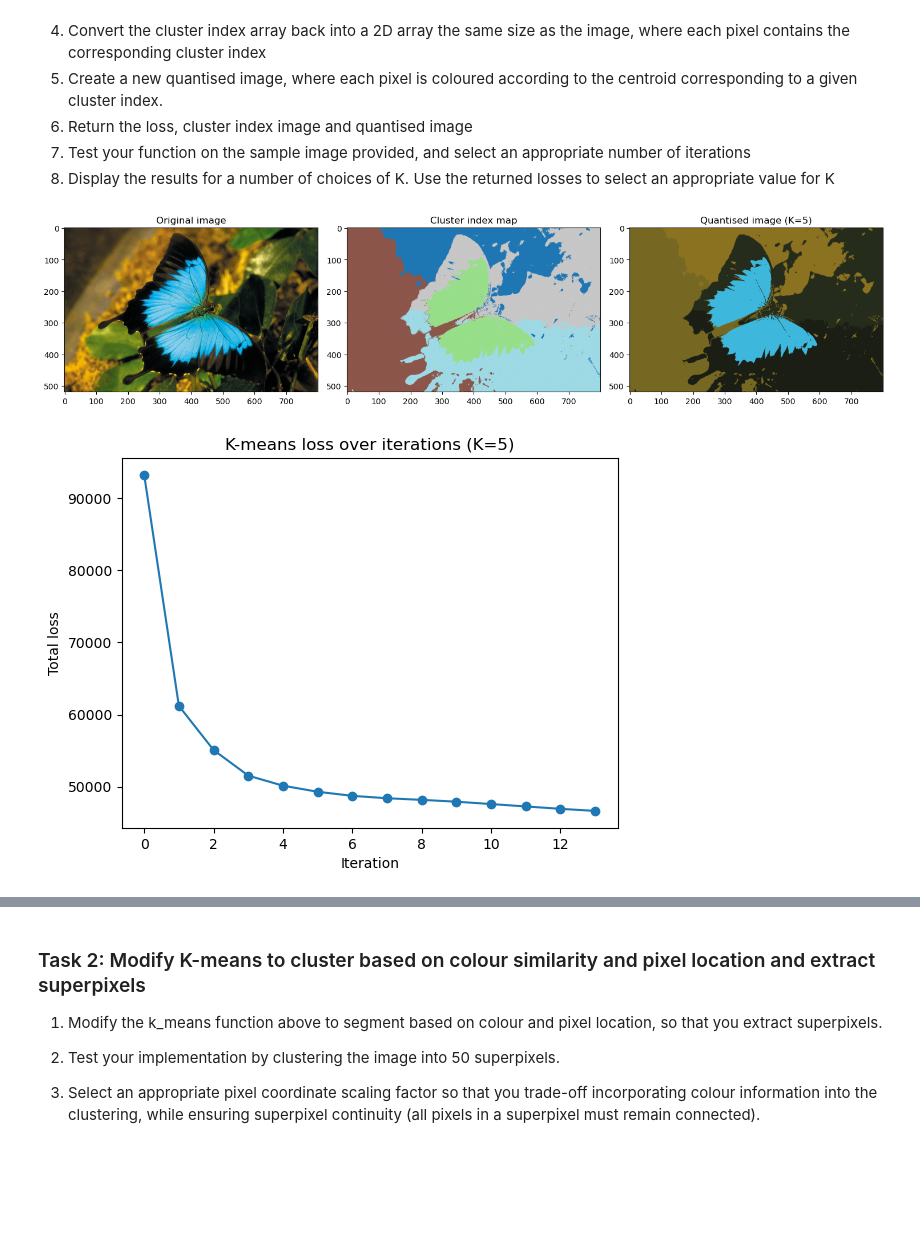
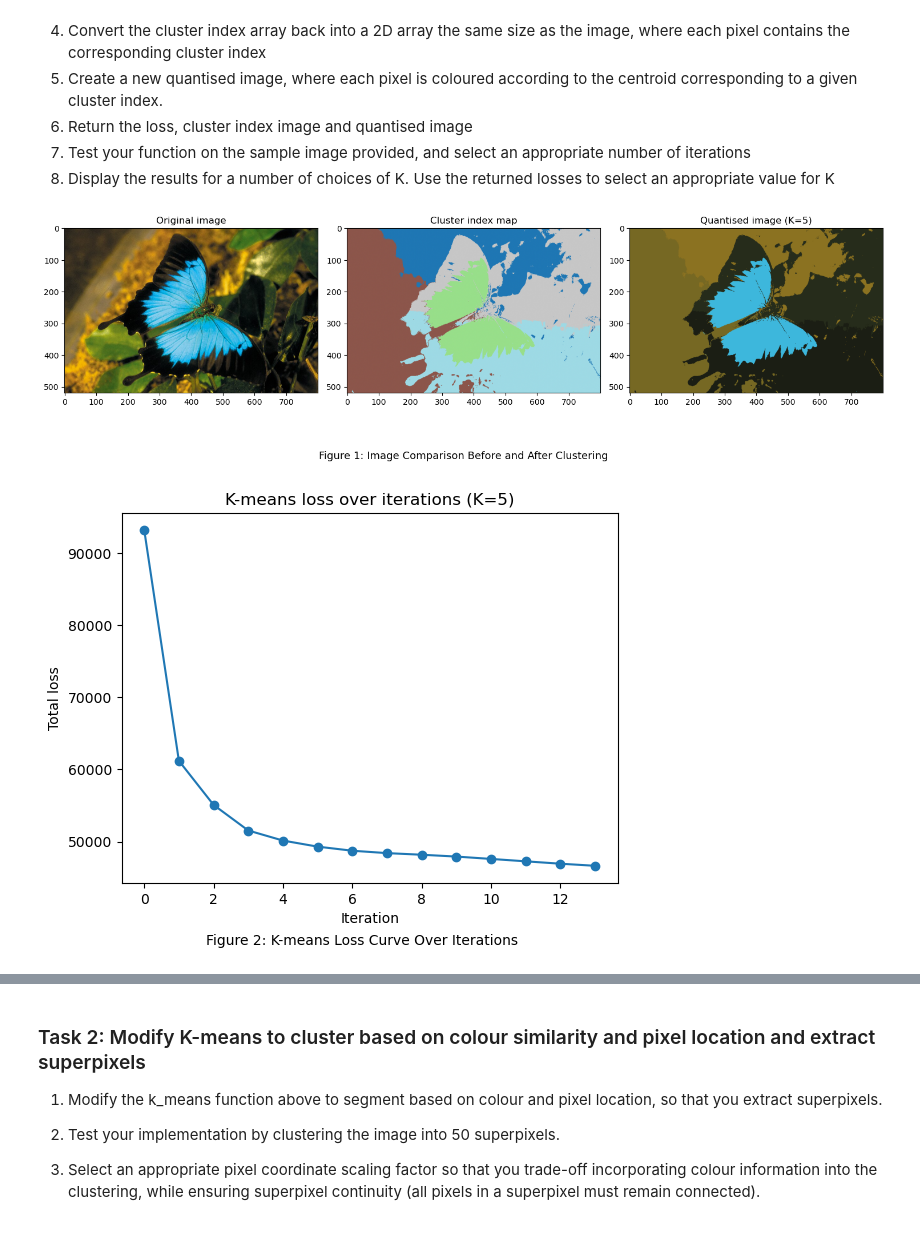
Before and after one commit to mkoz0007/_pindrippy, a Jupyter notebook: Lab 3/Lab3_student_template.ipynb, the cells around one changed output, grey strips where cells are left out. Cells and saved outputs as stored; diff of their text form; code cells hidden in the pictures; blank space fills up the shorter version.

Commit message:
figures added
changes

```diff
--- a/Lab 3/Lab3_student_template.ipynb
+++ b/Lab 3/Lab3_student_template.ipynb
@@ -121,31 +121,35 @@ def kmeans(im, iters=10, K=3, plot=False):
 
     return losses, cluster_idx_image, quantised_image
 # %%
-# Test your function using the image provided
 # Test your function using the image provided
 im = cv2.imread('CSIRO_ScienceImage_3831_Ulysses_Butterfly.jpg') / 255.0
 im_rgb = im[:, :, [2, 1, 0]]  # OpenCV loads BGR, convert to RGB for display
 
 losses, cluster_idx_image, quantised_image = kmeans(im_rgb, iters=15, K=5)
 
 # Display original, cluster map, and quantised image side by side
 fig, axes = plt.subplots(1, 3, figsize=(15, 5))
 axes[0].imshow(im_rgb)
 axes[0].set_title('Original image')
 axes[1].imshow(cluster_idx_image, cmap='tab20')
 axes[1].set_title('Cluster index map')
 axes[2].imshow(np.clip(quantised_image, 0, 1))
 axes[2].set_title('Quantised image (K=5)')
+
+plt.figtext(0.5, -0.02, 'Figure 1: Image Comparison Before and After Clustering',
+            ha='center', fontsize=13)
 plt.tight_layout()
 plt.show()
 
 # Plot the loss curve to verify convergence — should flatten out over iterations
 plt.plot(losses, marker='o')
 plt.xlabel('Iteration')
 plt.ylabel('Total loss')
 plt.title('K-means loss over iterations (K=5)')
+plt.figtext(0.5, -0.02, 'Figure 2: K-means Loss Curve Over Iterations',
+            ha='center', fontsize=10)
 plt.show()
 # %% [output]
-[figure, old version]
+[figure, new version]
-[figure, old version]
+[figure, new version]
 # %%
```
Also changed, not shown: parts of 4 cells of this notebook.
